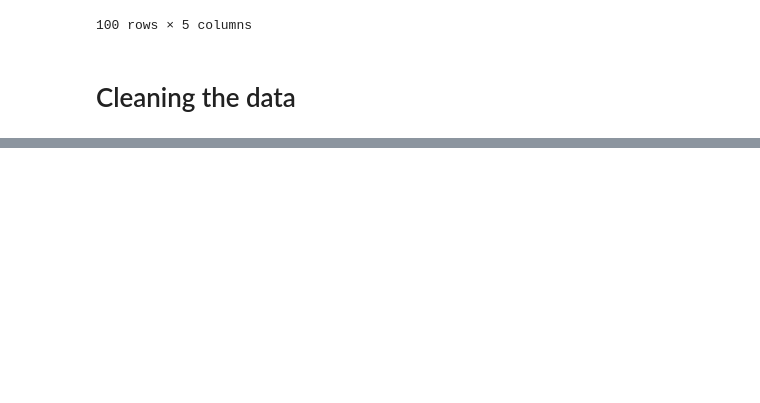
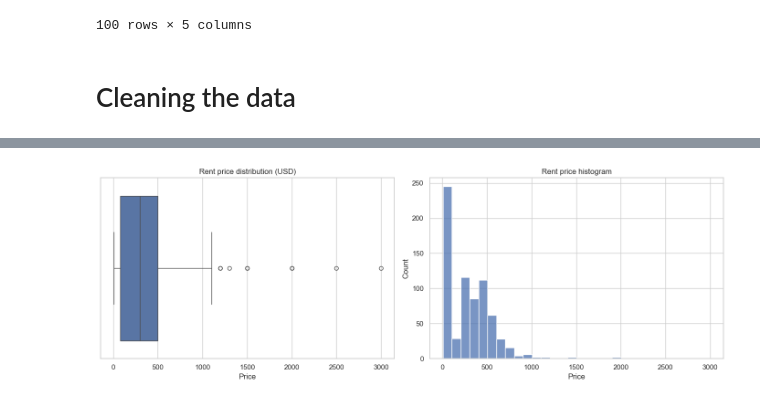
Before and after one commit to Khojayev12/udea-3-data-science-final, a Jupyter notebook: main.ipynb, the cells around one changed output, grey strips where cells are left out. Saved outputs shown, nothing was run; the diff lists cells and outputs as text; code cells hidden in the pictures; blank space fills up the shorter version.

```diff
--- a/main.ipynb
+++ b/main.ipynb
@@ -302,0 +306,2 @@ using autocomplete
+# %%
+sns.set_theme(style='whitegrid')
@@ -302,0 +437,10 @@ using autocomplete
+# %%
+# Rent price distribution (shows spread and outliers in USD)
+fig, axes = plt.subplots(1, 2, figsize=(14, 5))
+sns.boxplot(data=olx_clean, x='Price', ax=axes[0])  # highlights median and potential high-rent outliers
+axes[0].set_title('Rent price distribution (USD)')
+sns.histplot(olx_clean['Price'], bins=30, ax=axes[1])  # frequency view to see skew
+axes[1].set_title('Rent price histogram')
+plt.tight_layout()
+# %% [output]
+[figure, added]
```
Also changed, not shown: parts of 17 cells of this notebook, 10 other files.
